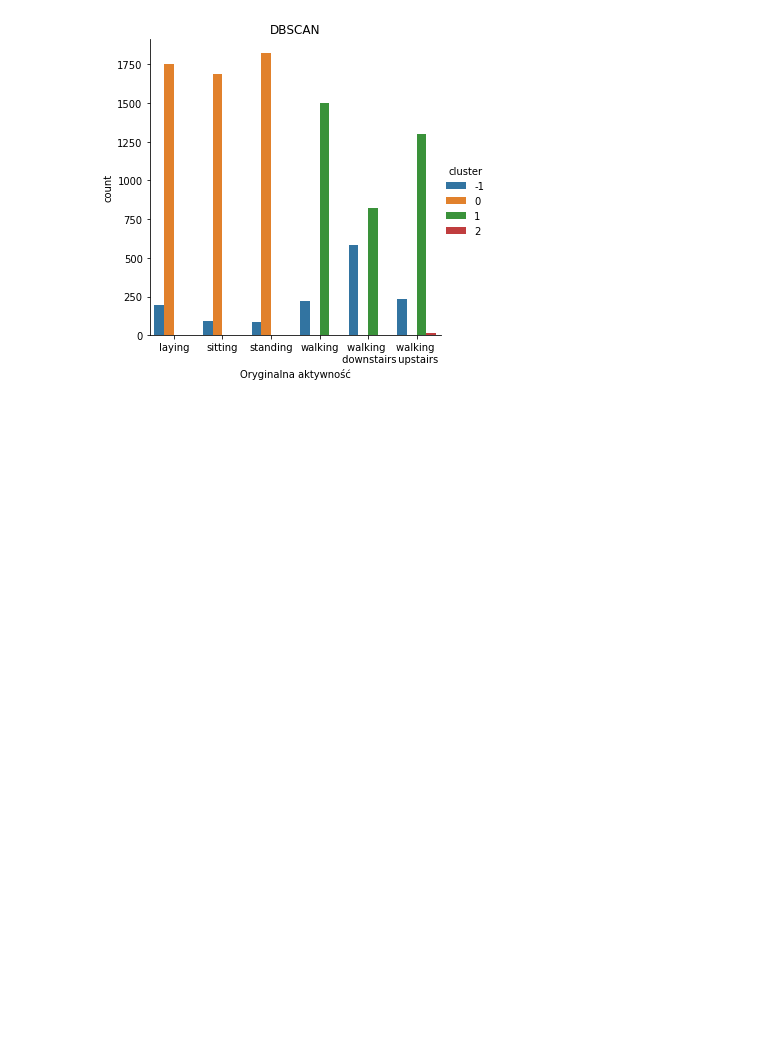
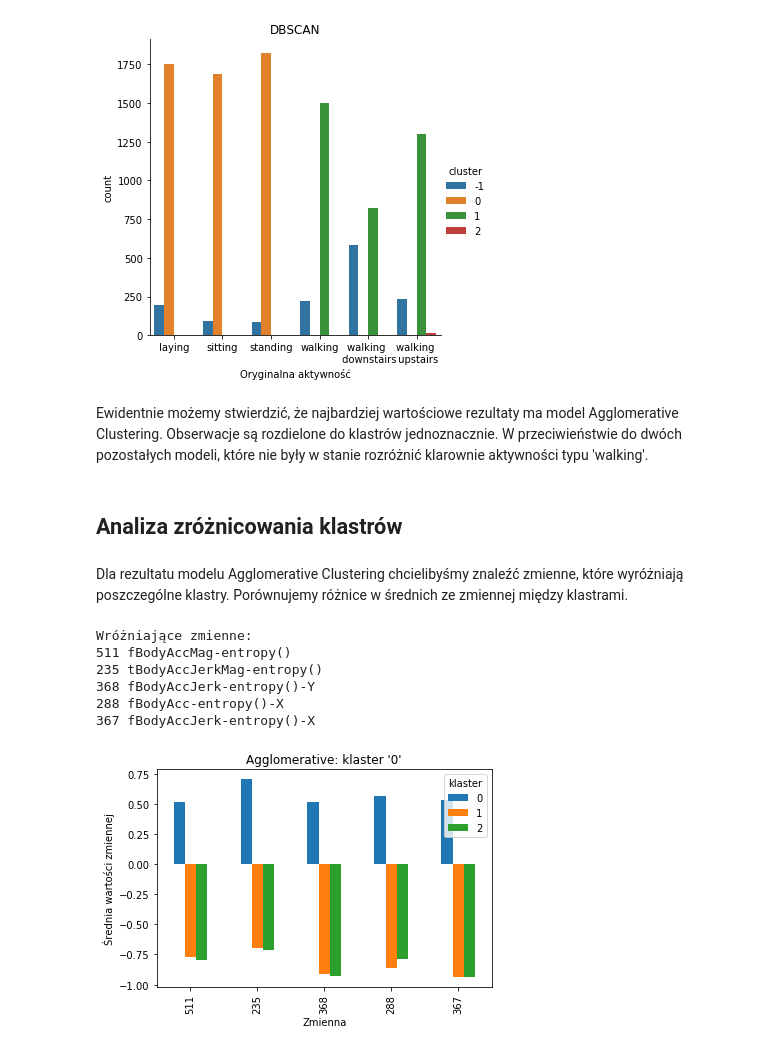
Before and after one commit to okcze/WUM-project-1, a Jupyter notebook: Projekt2/Final_model.ipynb, the cells around one changed output. Cells and saved outputs as stored; diff of their text form; code cells hidden in the pictures; blank space fills up the shorter version.

```diff
--- a/Projekt2/Final_model.ipynb
+++ b/Projekt2/Final_model.ipynb
@@ -245,12 +231,0 @@ def abs_dist(row, df):
-# %%
-data_var = data.copy()
-
-def hi_var(labels, data_var, row, title):
-    data_var['wynik'] = labels
-    data_gr = data_var.groupby('wynik').mean()
-    best = abs_dist(row, data_gr)
-    df_vis = data_gr.iloc[:,best]
-    df_vis.columns = best+1
-    np.transpose(df_vis).plot(kind='bar')
-    plt.title(title)
-    print("\n".join(data_var.columns[best]))
@@ -313,3 +261,7 @@ compare_labels(y_str, labels_kmean, "K-Means")
 compare_labels(y_str, labels_dbs, "DBSCAN")
 # %% [output]
 [figure]
+# %% [markdown]
+Ewidentnie możemy stwierdzić, że najbardziej wartościowe rezultaty ma model Agglomerative Clustering. Obserwacje są rozdielone do klastrów jednoznacznie. W przeciwieństwie do dwóch pozostałych modeli, które nie były w stanie rozróżnić klarownie aktywności typu 'walking'.
+# %% [markdown]
+## Analiza zróżnicowania klastrów
@@ -315,0 +279,27 @@ compare_labels(y_str, labels_dbs, "DBSCAN")
+# %%
+data_var = data.copy()
+
+def hi_var(labels, data_var, row, title):
+    data_var['klaster'] = labels
+    data_gr = data_var.groupby('klaster').mean()
+    best = abs_dist(row, data_gr)
+    df_vis = data_gr.iloc[:,best]
+    df_vis.columns = best+1
+    np.transpose(df_vis).plot(kind='bar')
+    plt.title(title)
+    plt.ylabel('Średnia wartości zmiennej')
+    plt.xlabel('Zmienna')
+    print("Wróżniające zmienne:")
+    print("\n".join(data_var.columns[best]))
+# %% [markdown]
+Dla rezultatu modelu Agglomerative Clustering chcielibyśmy znaleźć zmienne, które wyróżniają poszczególne klastry. Porównujemy różnice w średnich ze zmiennej między klastrami.
+# %%
+hi_var(labels_agg, data_var, 0, "Agglomerative: klaster '0'")
+# %% [output]
+Wróżniające zmienne:
+511 fBodyAccMag-entropy()
+235 tBodyAccJerkMag-entropy()
+368 fBodyAccJerk-entropy()-Y
+288 fBodyAcc-entropy()-X
+367 fBodyAccJerk-entropy()-X
+[figure, added]
```
Also changed, not shown: parts of 19 cells of this notebook.
